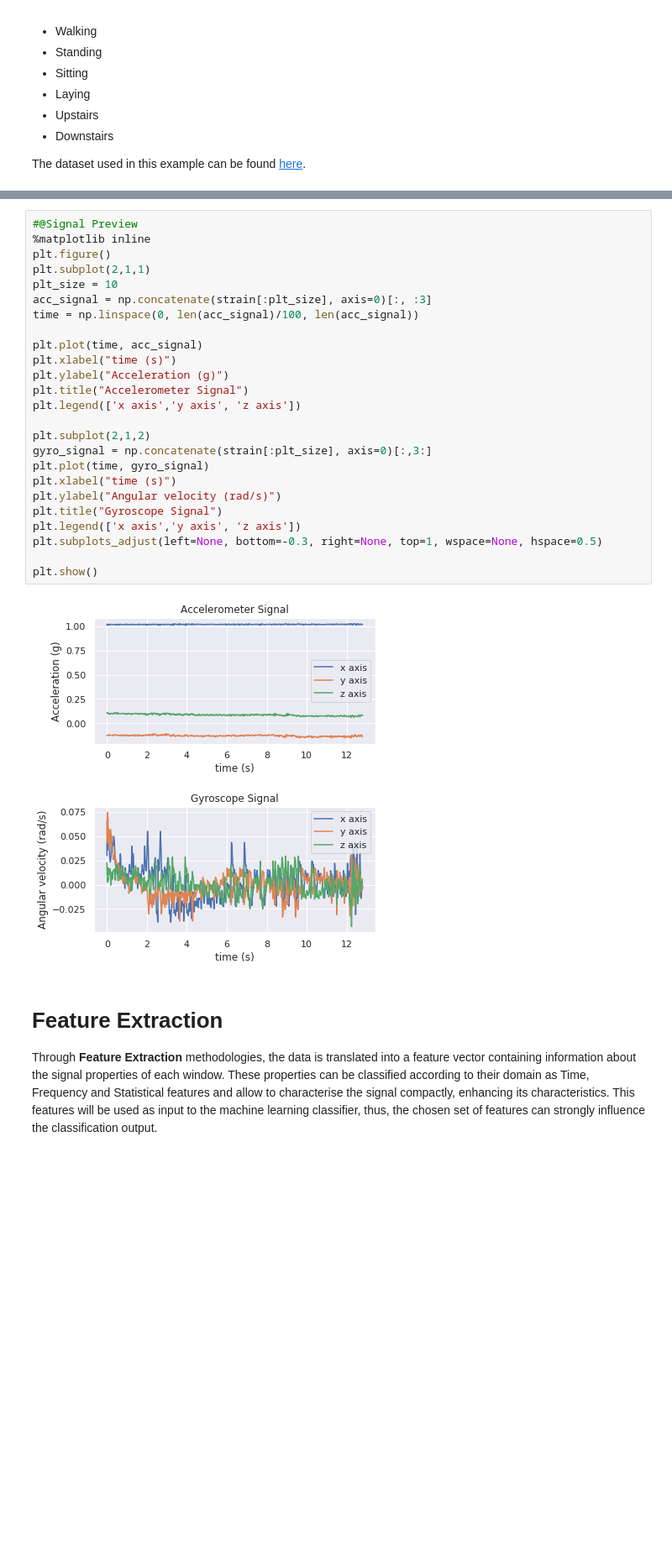
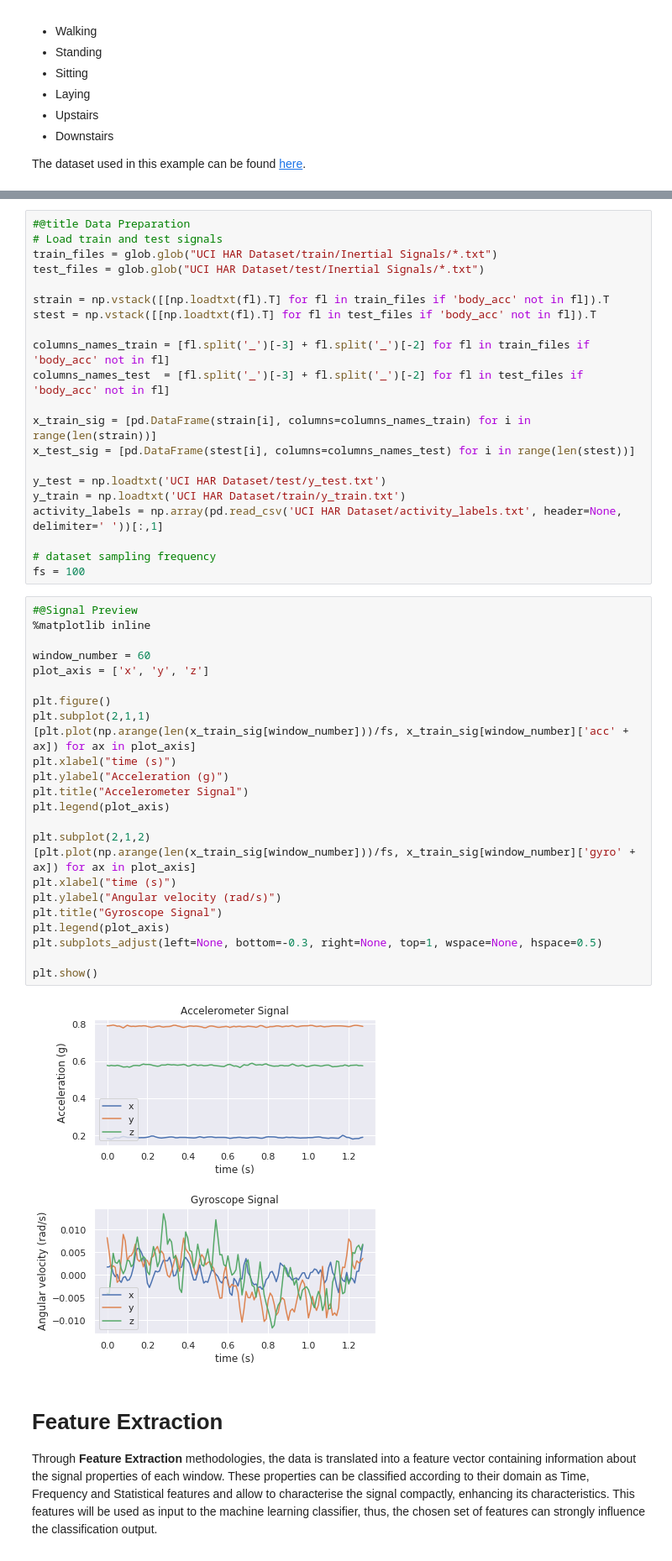
Before and after one commit to fraunhoferportugal/tsfel, a Jupyter notebook: notebooks/TSFEL_HAR_Example.ipynb, the cells around one changed output, grey strips where cells are left out. Shown at 84% size. Cells and saved outputs as stored; diff of their text form; blank space fills up the shorter version.

```diff
--- a/notebooks/TSFEL_HAR_Example.ipynb
+++ b/notebooks/TSFEL_HAR_Example.ipynb
@@ -109,30 +56,50 @@ activity_labels = np.array(pd.read_csv('UCI HAR Dataset/activity_labels.txt', he
+# %%
+#@title Data Preparation
+# Load train and test signals
+train_files = glob.glob("UCI HAR Dataset/train/Inertial Signals/*.txt")
+test_files = glob.glob("UCI HAR Dataset/test/Inertial Signals/*.txt")
+
+strain = np.vstack([[np.loadtxt(fl).T] for fl in train_files if 'body_acc' not in fl]).T
+stest = np.vstack([[np.loadtxt(fl).T] for fl in test_files if 'body_acc' not in fl]).T
+
+columns_names_train = [fl.split('_')[-3] + fl.split('_')[-2] for fl in train_files if 'body_acc' not in fl]
+columns_names_test  = [fl.split('_')[-3] + fl.split('_')[-2] for fl in test_files if 'body_acc' not in fl]
+
+x_train_sig = [pd.DataFrame(strain[i], columns=columns_names_train) for i in range(len(strain))]
+x_test_sig = [pd.DataFrame(stest[i], columns=columns_names_test) for i in range(len(stest))]
+
+y_test = np.loadtxt('UCI HAR Dataset/test/y_test.txt')
+y_train = np.loadtxt('UCI HAR Dataset/train/y_train.txt')
+activity_labels = np.array(pd.read_csv('UCI HAR Dataset/activity_labels.txt', header=None, delimiter=' '))[:,1]
+
+# dataset sampling frequency
+fs = 100
 # %%
 #@Signal Preview
 %matplotlib inline
+
+window_number = 60
+plot_axis = ['x', 'y', 'z']
+
 plt.figure()
 plt.subplot(2,1,1)
-plt_size = 10
-acc_signal = np.concatenate(strain[:plt_size], axis=0)[:, :3]
-time = np.linspace(0, len(acc_signal)/100, len(acc_signal))
-
-plt.plot(time, acc_signal)
+[plt.plot(np.arange(len(x_train_sig[window_number]))/fs, x_train_sig[window_number]['acc' + ax]) for ax in plot_axis]
 plt.xlabel("time (s)")
 plt.ylabel("Acceleration (g)")
 plt.title("Accelerometer Signal")
-plt.legend(['x axis','y axis', 'z axis'])
+plt.legend(plot_axis)
 
 plt.subplot(2,1,2)
-gyro_signal = np.concatenate(strain[:plt_size], axis=0)[:,3:]
-plt.plot(time, gyro_signal)
+[plt.plot(np.arange(len(x_train_sig[window_number]))/fs, x_train_sig[window_number]['gyro' + ax]) for ax in plot_axis]
 plt.xlabel("time (s)")
 plt.ylabel("Angular velocity (rad/s)")
 plt.title("Gyroscope Signal")
-plt.legend(['x axis','y axis', 'z axis'])
+plt.legend(plot_axis)
 plt.subplots_adjust(left=None, bottom=-0.3, right=None, top=1, wspace=None, hspace=0.5)
 
 plt.show()
 # %% [output]
-[figure, old version]
+[figure, new version]
 # %% [markdown]
 # Feature Extraction
 
```
Also changed, not shown: parts of 9 cells of this notebook, 1 other file.
